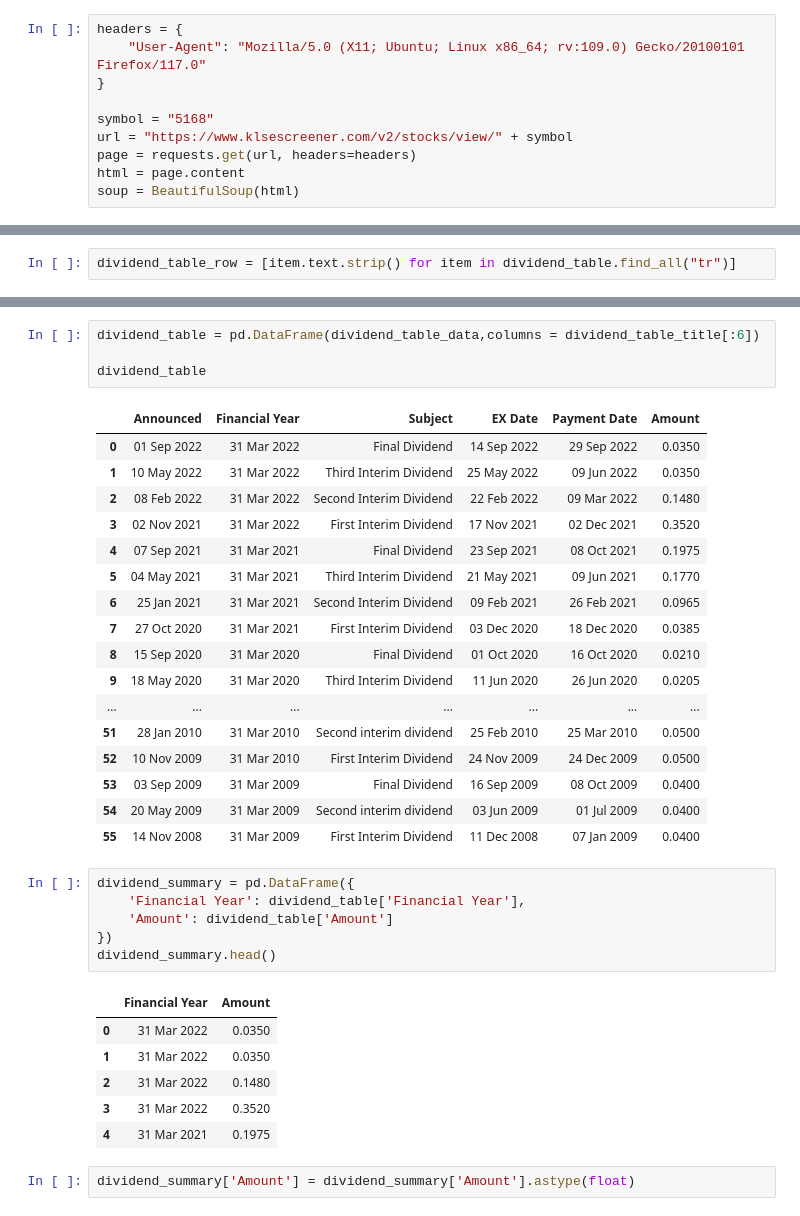
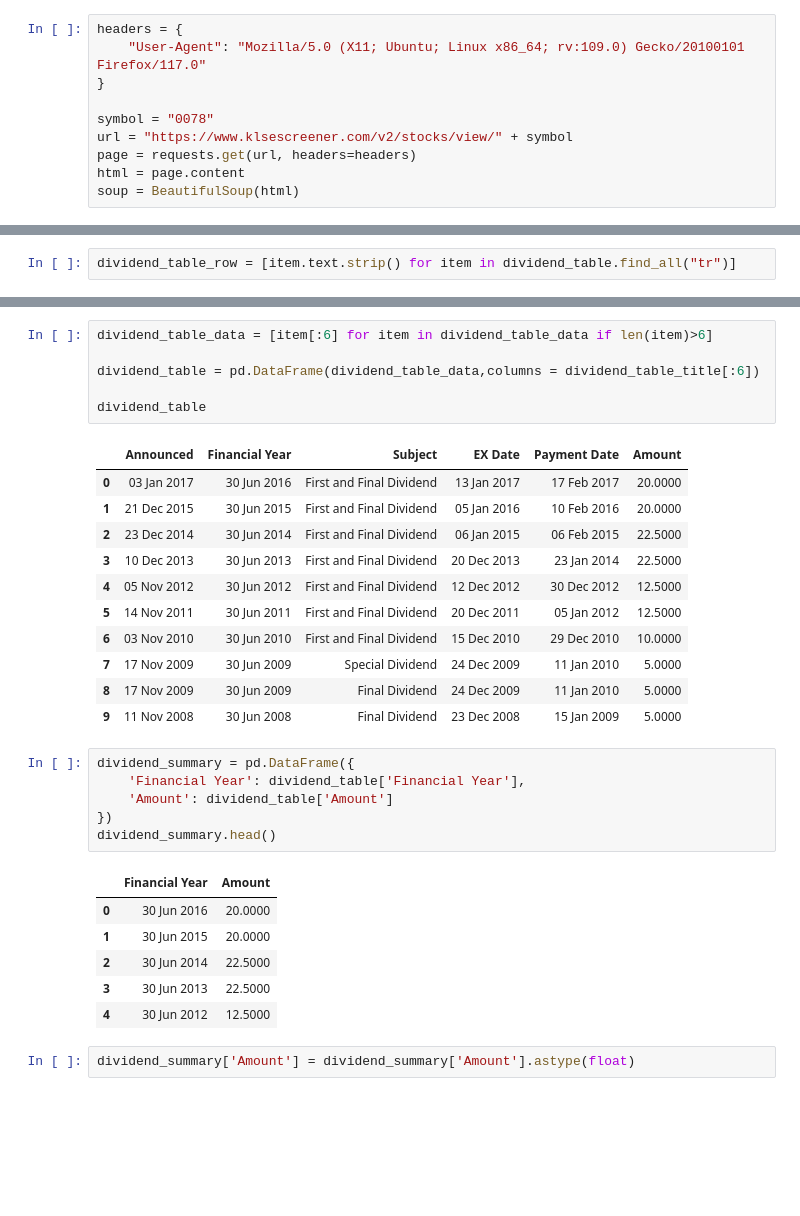
Before and after one commit to yeesem/Web-Scraping, a Jupyter notebook: Web_Scraping_KLSE_SCREENER.ipynb, the cells around one changed output, grey strips where cells are left out. Drawn from its saved outputs; the diff is of its cells as text; blank space fills up the shorter version.

```diff
--- a/Web_Scraping_KLSE_SCREENER.ipynb
+++ b/Web_Scraping_KLSE_SCREENER.ipynb
@@ -18,7 +18,7 @@ headers = {
     "User-Agent": "Mozilla/5.0 (X11; Ubuntu; Linux x86_64; rv:109.0) Gecko/20100101 Firefox/117.0"
 }
 
-symbol = "5168"
+symbol = "0078"
 url = "https://www.klsescreener.com/v2/stocks/view/" + symbol
 page = requests.get(url, headers=headers)
 html = page.content
@@ -236,25 +236,21 @@ dividend_table_data
 # %%
+dividend_table_data = [item[:6] for item in dividend_table_data if len(item)>6]
+
 dividend_table = pd.DataFrame(dividend_table_data,columns = dividend_table_title[:6])
 
 dividend_table
 # %% [output]
 |  | Announced | Financial Year | Subject | EX Date | Payment Date | Amount |
-| 0 | 01 Sep 2022 | 31 Mar 2022 | Final Dividend | 14 Sep 2022 | 29 Sep 2022 | 0.0350 |
-| 1 | 10 May 2022 | 31 Mar 2022 | Third Interim Dividend | 25 May 2022 | 09 Jun 2022 | 0.0350 |
-| 2 | 08 Feb 2022 | 31 Mar 2022 | Second Interim Dividend | 22 Feb 2022 | 09 Mar 2022 | 0.1480 |
-| 3 | 02 Nov 2021 | 31 Mar 2022 | First Interim Dividend | 17 Nov 2021 | 02 Dec 2021 | 0.3520 |
-| 4 | 07 Sep 2021 | 31 Mar 2021 | Final Dividend | 23 Sep 2021 | 08 Oct 2021 | 0.1975 |
-| 5 | 04 May 2021 | 31 Mar 2021 | Third Interim Dividend | 21 May 2021 | 09 Jun 2021 | 0.1770 |
-| 6 | 25 Jan 2021 | 31 Mar 2021 | Second Interim Dividend | 09 Feb 2021 | 26 Feb 2021 | 0.0965 |
-| 7 | 27 Oct 2020 | 31 Mar 2021 | First Interim Dividend | 03 Dec 2020 | 18 Dec 2020 | 0.0385 |
-| 8 | 15 Sep 2020 | 31 Mar 2020 | Final Dividend | 01 Oct 2020 | 16 Oct 2020 | 0.0210 |
-| 9 | 18 May 2020 | 31 Mar 2020 | Third Interim Dividend | 11 Jun 2020 | 26 Jun 2020 | 0.0205 |
-| ... | ... | ... | ... | ... | ... | ... |
-| 51 | 28 Jan 2010 | 31 Mar 2010 | Second interim dividend | 25 Feb 2010 | 25 Mar 2010 | 0.0500 |
-| 52 | 10 Nov 2009 | 31 Mar 2010 | First Interim Dividend | 24 Nov 2009 | 24 Dec 2009 | 0.0500 |
-| 53 | 03 Sep 2009 | 31 Mar 2009 | Final Dividend | 16 Sep 2009 | 08 Oct 2009 | 0.0400 |
-| 54 | 20 May 2009 | 31 Mar 2009 | Second interim dividend | 03 Jun 2009 | 01 Jul 2009 | 0.0400 |
-| 55 | 14 Nov 2008 | 31 Mar 2009 | First Interim Dividend | 11 Dec 2008 | 07 Jan 2009 | 0.0400 |
+| 0 | 03 Jan 2017 | 30 Jun 2016 | First and Final Dividend | 13 Jan 2017 | 17 Feb 2017 | 20.0000 |
+| 1 | 21 Dec 2015 | 30 Jun 2015 | First and Final Dividend | 05 Jan 2016 | 10 Feb 2016 | 20.0000 |
+| 2 | 23 Dec 2014 | 30 Jun 2014 | First and Final Dividend | 06 Jan 2015 | 06 Feb 2015 | 22.5000 |
+| 3 | 10 Dec 2013 | 30 Jun 2013 | First and Final Dividend | 20 Dec 2013 | 23 Jan 2014 | 22.5000 |
+| 4 | 05 Nov 2012 | 30 Jun 2012 | First and Final Dividend | 12 Dec 2012 | 30 Dec 2012 | 12.5000 |
+| 5 | 14 Nov 2011 | 30 Jun 2011 | First and Final Dividend | 20 Dec 2011 | 05 Jan 2012 | 12.5000 |
+| 6 | 03 Nov 2010 | 30 Jun 2010 | First and Final Dividend | 15 Dec 2010 | 29 Dec 2010 | 10.0000 |
+| 7 | 17 Nov 2009 | 30 Jun 2009 | Special Dividend | 24 Dec 2009 | 11 Jan 2010 | 5.0000 |
+| 8 | 17 Nov 2009 | 30 Jun 2009 | Final Dividend | 24 Dec 2009 | 11 Jan 2010 | 5.0000 |
+| 9 | 11 Nov 2008 | 30 Jun 2008 | Final Dividend | 23 Dec 2008 | 15 Jan 2009 | 5.0000 |
 # %%
 dividend_summary = pd.DataFrame({
     'Financial Year': dividend_table['Financial Year'],
@@ -263,11 +259,11 @@ dividend_summary = pd.DataFrame({
 dividend_summary.head()
 # %% [output]
 |  | Financial Year | Amount |
-| 0 | 31 Mar 2022 | 0.0350 |
-| 1 | 31 Mar 2022 | 0.0350 |
-| 2 | 31 Mar 2022 | 0.1480 |
-| 3 | 31 Mar 2022 | 0.3520 |
-| 4 | 31 Mar 2021 | 0.1975 |
+| 0 | 30 Jun 2016 | 20.0000 |
+| 1 | 30 Jun 2015 | 20.0000 |
+| 2 | 30 Jun 2014 | 22.5000 |
+| 3 | 30 Jun 2013 | 22.5000 |
+| 4 | 30 Jun 2012 | 12.5000 |
 # %%
 dividend_summary['Amount'] = dividend_summary['Amount'].astype(float)
 # %%
```
Also changed, not shown: parts of 86 cells of this notebook.
